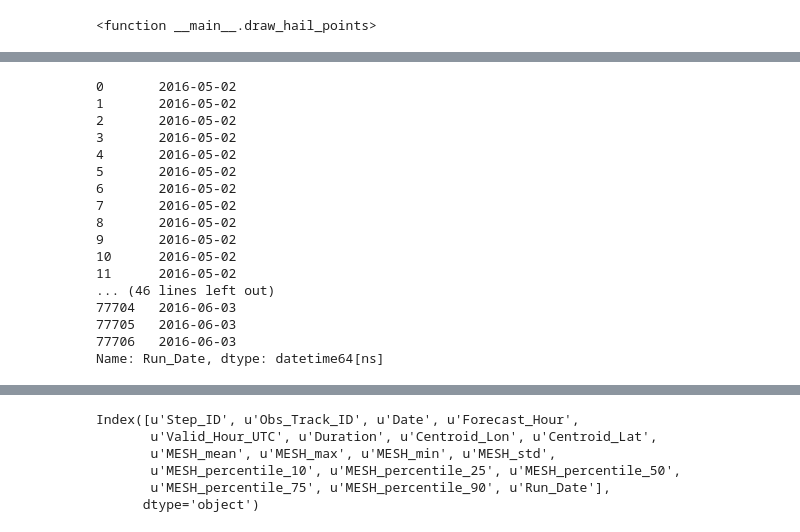
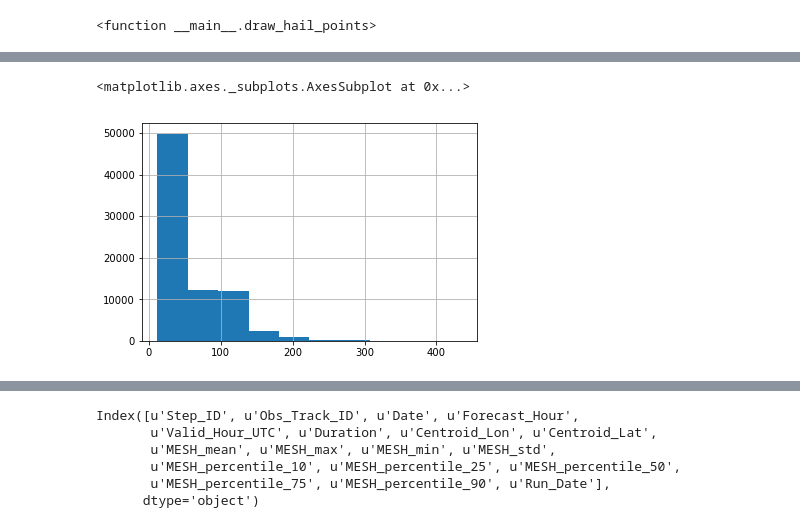
Before and after one commit to djgagne/haileval, a Jupyter notebook: notebooks/CAPSEnsObjectAnalysis.ipynb, the cells around one changed output, grey strips where cells are left out. Cells and saved outputs as stored; diff of their text form; code cells hidden in the pictures.

```diff
--- a/notebooks/CAPSEnsObjectAnalysis.ipynb
+++ b/notebooks/CAPSEnsObjectAnalysis.ipynb
@@ -79,3 +79,8 @@ obs_tracks = load_obs_track_steps(run_dates,
+# %%
+for var in ["Centroid_Lon", "Centroid_Lat", "Forecast_Hour"]:
+    for hm in all_tracks.keys():
+        all_tracks[hm][var + "_n"] = (all_tracks[hm][var] - all_tracks[hm][var].mean()) / all_tracks[hm][var].std()
+    obs_tracks[var + "_n"] = (obs_tracks[var] - obs_tracks[var].mean()) / obs_tracks[var].std()
 # %%
 bmap = Basemap(projection="cyl", resolution="l", llcrnrlon=-125, llcrnrlat=25, urcrnrlon=-60, urcrnrlat=50, fix_aspect=False)
 # %%
@@ -120,20 +155,5 @@ interact(draw_hail_points,
 # %%
-all_tracks["hailcast"]["Run_Date"]
+all_tracks["hailcast"]["area"].hist()
 # %% [output]
-0       2016-05-02
-1       2016-05-02
-2       2016-05-02
-3       2016-05-02
-4       2016-05-02
-5       2016-05-02
-6       2016-05-02
-7       2016-05-02
-8       2016-05-02
-9       2016-05-02
-10      2016-05-02
-11      2016-05-02
-... (46 lines left out)
-77704   2016-06-03
-77705   2016-06-03
-77706   2016-06-03
-Name: Run_Date, dtype: datetime64[ns]
+<matplotlib.axes._subplots.AxesSubplot at 0x...>
+[figure, added]
```
Also changed, not shown: parts of 13 cells of this notebook.
